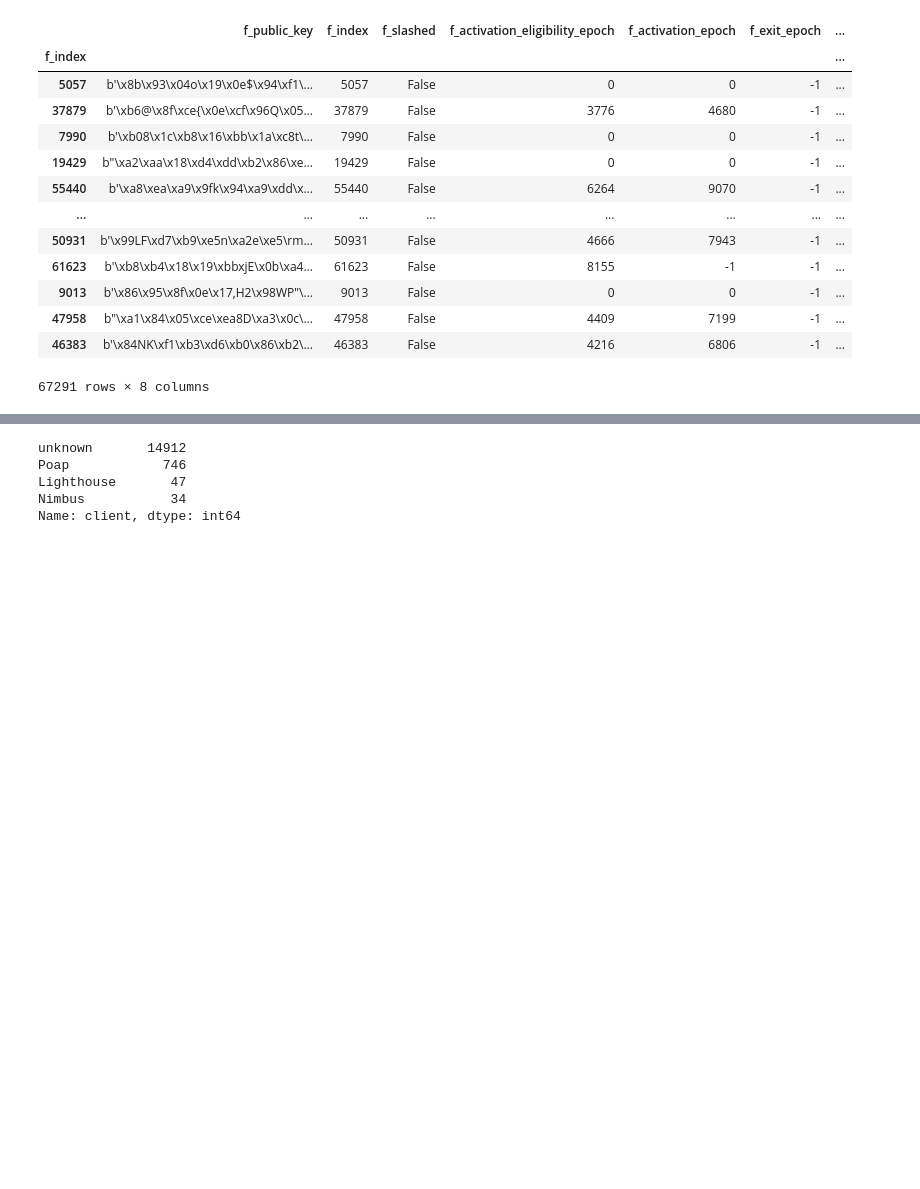
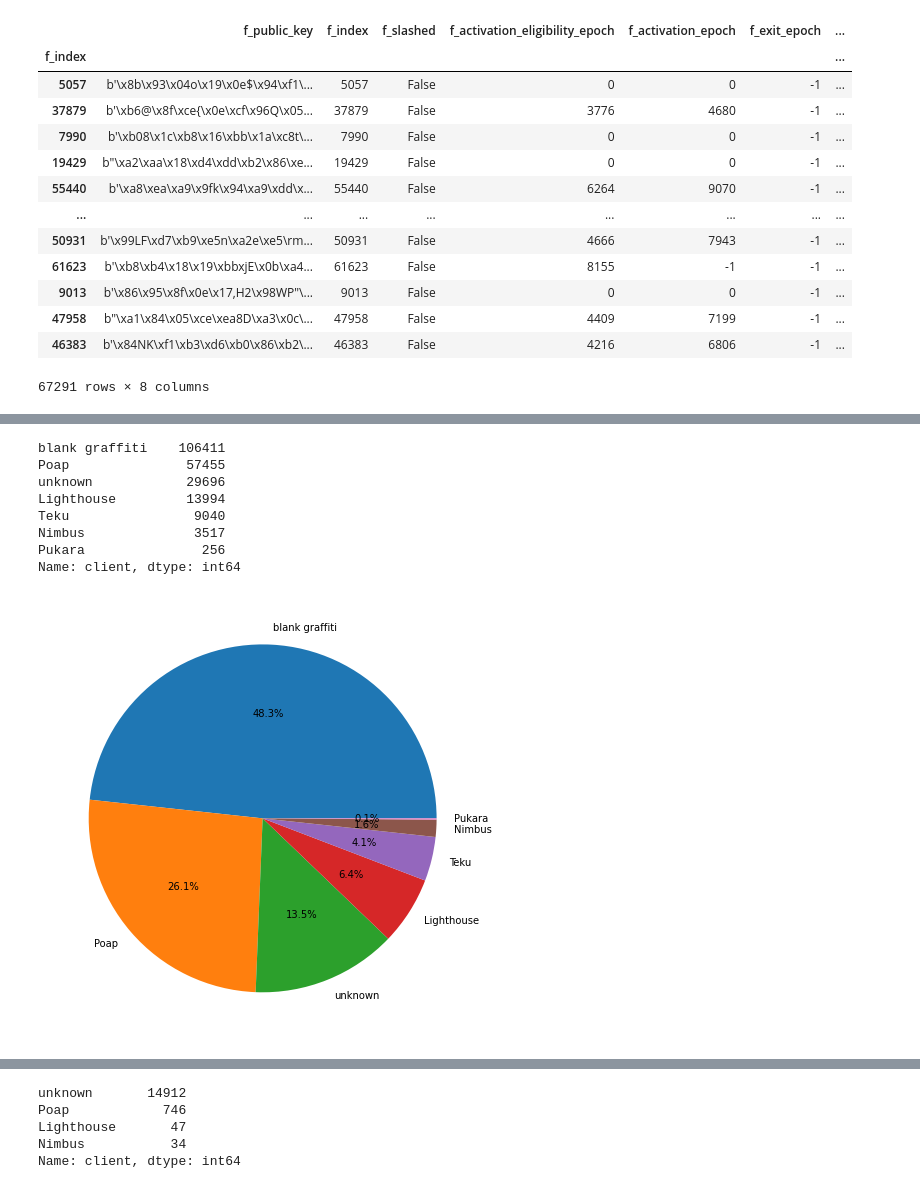
Before and after one commit to dOrgTech/MedallaDataChallenge, a Jupyter notebook: 01_medalla_initial_exploration.ipynb, the cells around one changed output, grey strips where cells are left out. Cells and saved outputs as stored; diff of their text form; code cells hidden in the pictures; blank space fills up the shorter version.

```diff
--- a/01_medalla_initial_exploration.ipynb
+++ b/01_medalla_initial_exploration.ipynb
@@ -266,3 +254,17 @@ Name: f_graffiti, dtype: int64
+# %%
+plt.figure(figsize=(8,8))
+plt.pie(clients.values[0:], labels= clients.index[0:], autopct='%1.1f%%')
+print(clients)
+# %% [output]
+blank graffiti    106411
+Poap               57455
+unknown            29696
+Lighthouse         13994
+Teku                9040
+Nimbus              3517
+Pukara               256
+Name: client, dtype: int64
+[figure, added]
 # %%
 data
 # %% [output]
```
Also changed, not shown: parts of 24 cells of this notebook.
